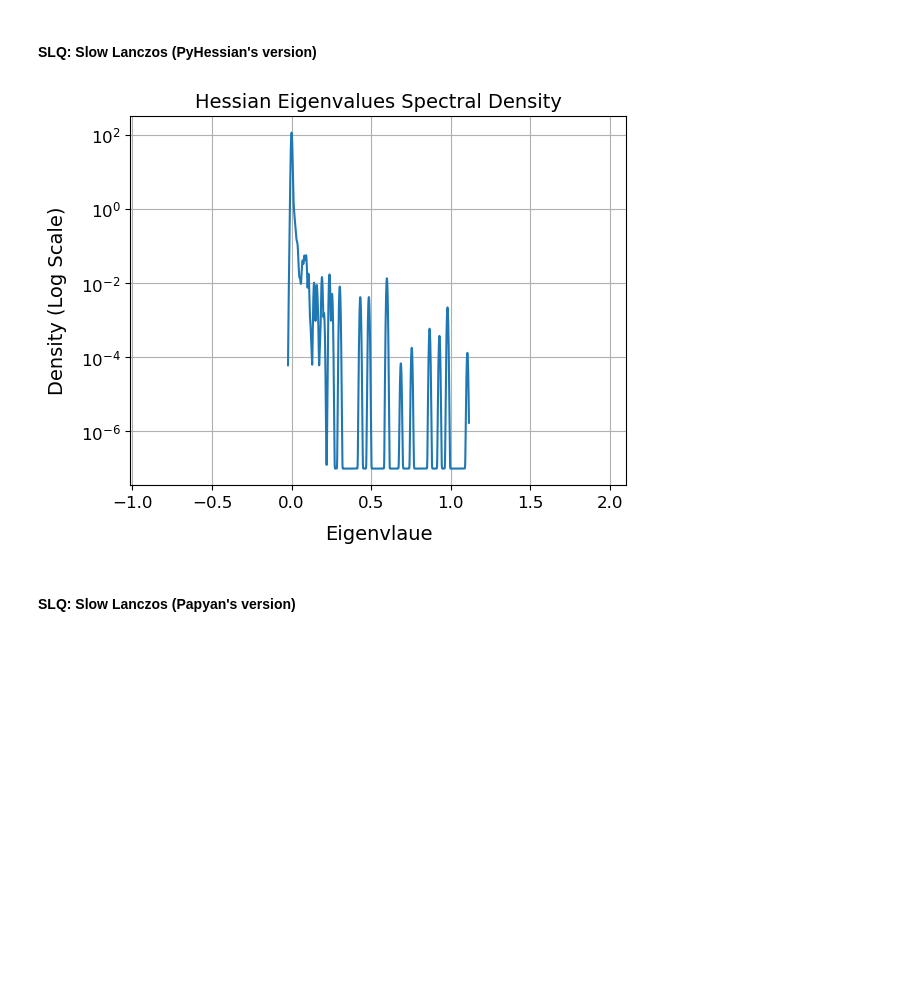
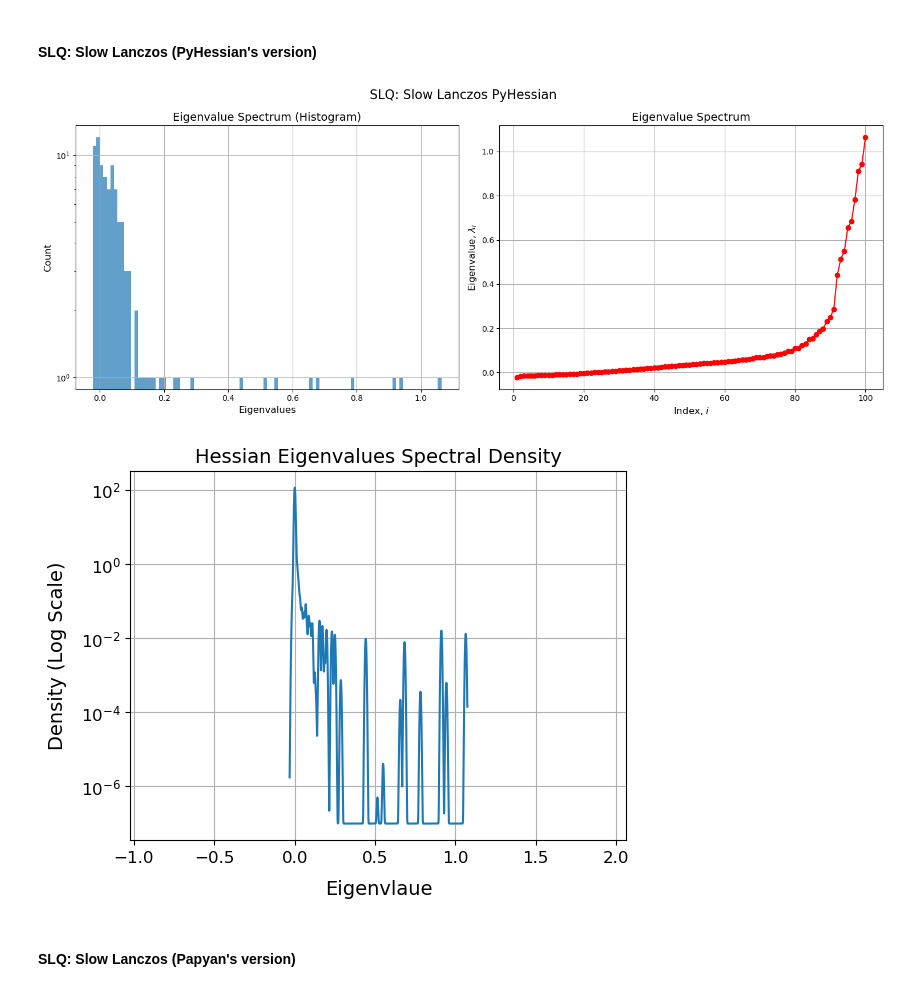
Before and after one commit to ilievanadezhda/spectral-properties-of-NN, a Jupyter notebook: nn_lanczos/experiments/MNIST.ipynb, the cells around one changed output. Cells and saved outputs as stored; diff of their text form; code cells hidden in the pictures; blank space fills up the shorter version.

```diff
--- a/nn_lanczos/experiments/MNIST.ipynb
+++ b/nn_lanczos/experiments/MNIST.ipynb
@@ -209,9 +216,11 @@ hessian_comp = nn_hessian(model, loss_fn, data=(inputs, targets), cuda=torch.cud
 #### SLQ: Slow Lanczos (PyHessian's version)
 # %%
 slq_eigenvalues_slow_lanczos_pyhessian, slq_weights_slow_lanczos_pyhessian = hessian_comp.stochastic_lanczos_quadrature("slow_pyhessian", seed=args.seed)
+plot_spectrum_combined(slq_eigenvalues_slow_lanczos_pyhessian[0], num_bins=100, title="SLQ: Slow Lanczos PyHessian")
 get_esd_plot(slq_eigenvalues_slow_lanczos_pyhessian, slq_weights_slow_lanczos_pyhessian)
 # %% [output]
-[figure, old version]
+[figure, new version]
+[figure, added]
 # %% [markdown]
 #### SLQ: Slow Lanczos (Papyan's version)
 # %%
```
Also changed, not shown: parts of 9 cells of this notebook.
